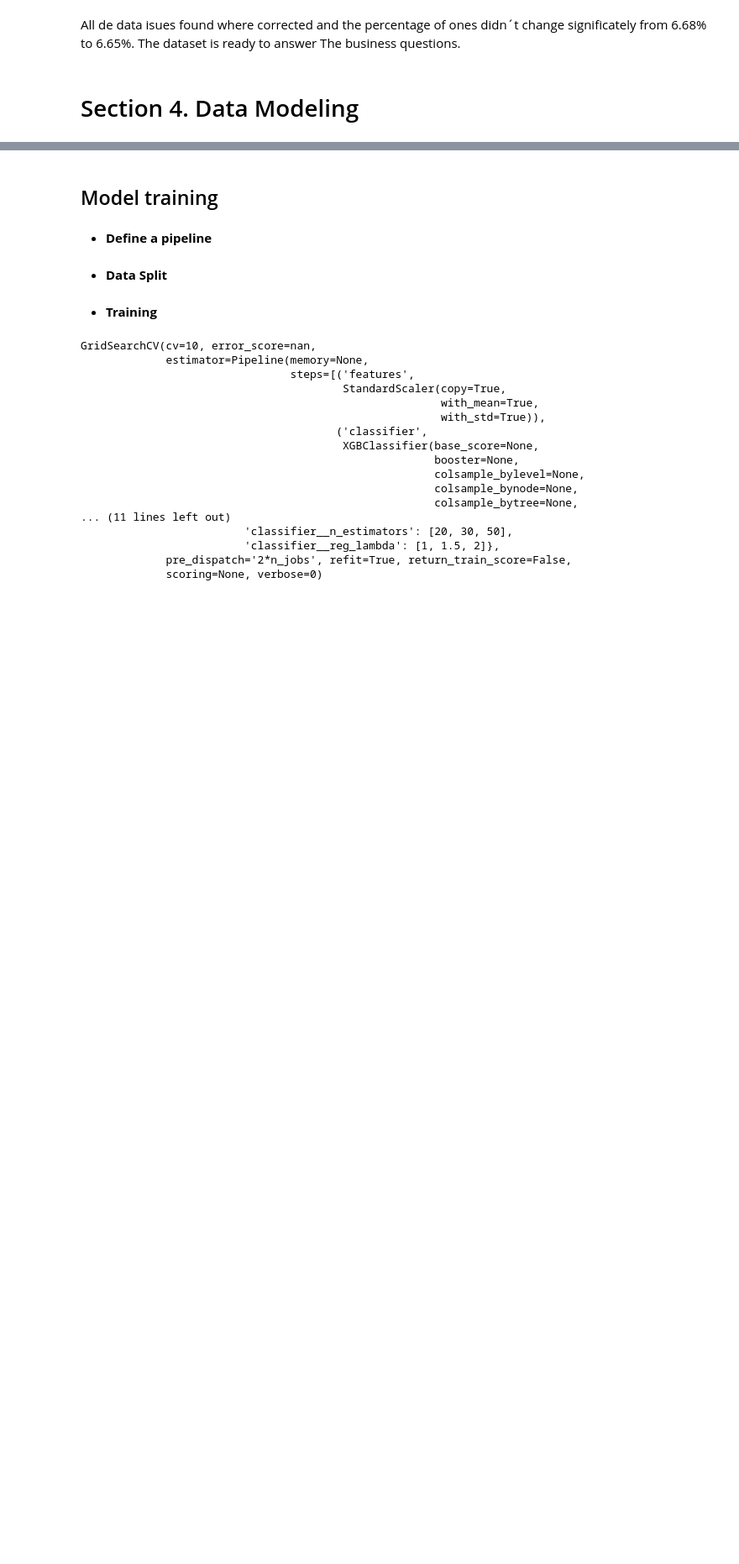
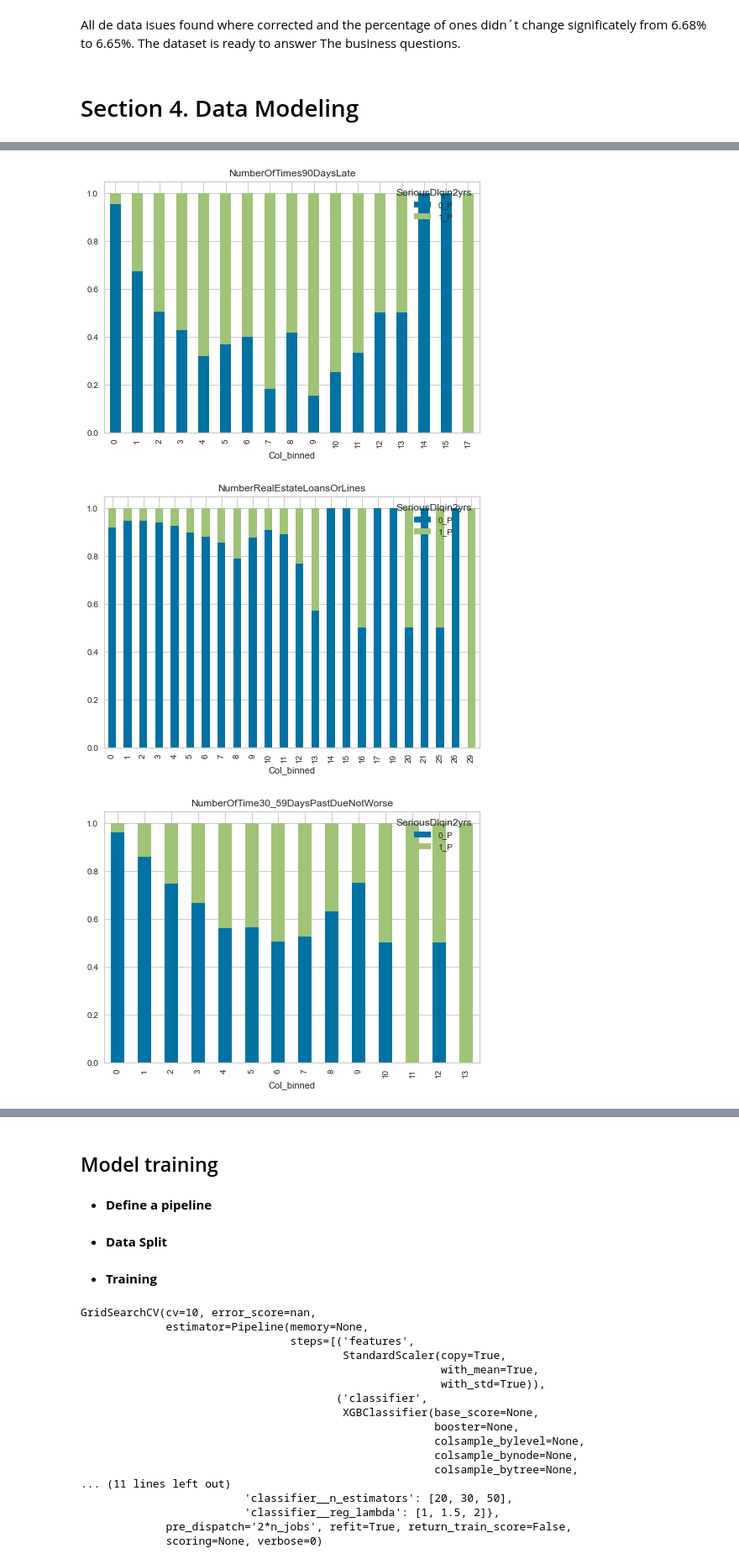
Before and after one commit to ahoyosma/Project4_Capstone_Udacity, a Jupyter notebook: Project 4 - Credit risk..ipynb, the cells around one changed output, grey strips where cells are left out. Shown at 84% size. Cells and saved outputs as stored; diff of their text form; code cells hidden in the pictures; blank space fills up the shorter version.

```diff
--- a/Project 4 - Credit risk..ipynb
+++ b/Project 4 - Credit risk..ipynb
@@ -330,0 +416,11 @@ Since This is a clasification model we are going to use a random forest as a mod
+# %%
+collist=['NumberOfTimes90DaysLate', 'NumberRealEstateLoansOrLines','NumberOfTime30_59DaysPastDueNotWorse',
+         'NumberOfTime60_89DaysPastDueNotWorse']
+for col in collist:
+    df=CategoryBadPct(col,cleanedloans)
+    ax=df.plot.bar(y=['0_P','1_P'],stacked=True,title=col)
+    ax.plot()
+# %% [output]
+[figure, added]
+[figure, added]
+[figure, added]
```
Also changed, not shown: parts of 11 cells of this notebook.
